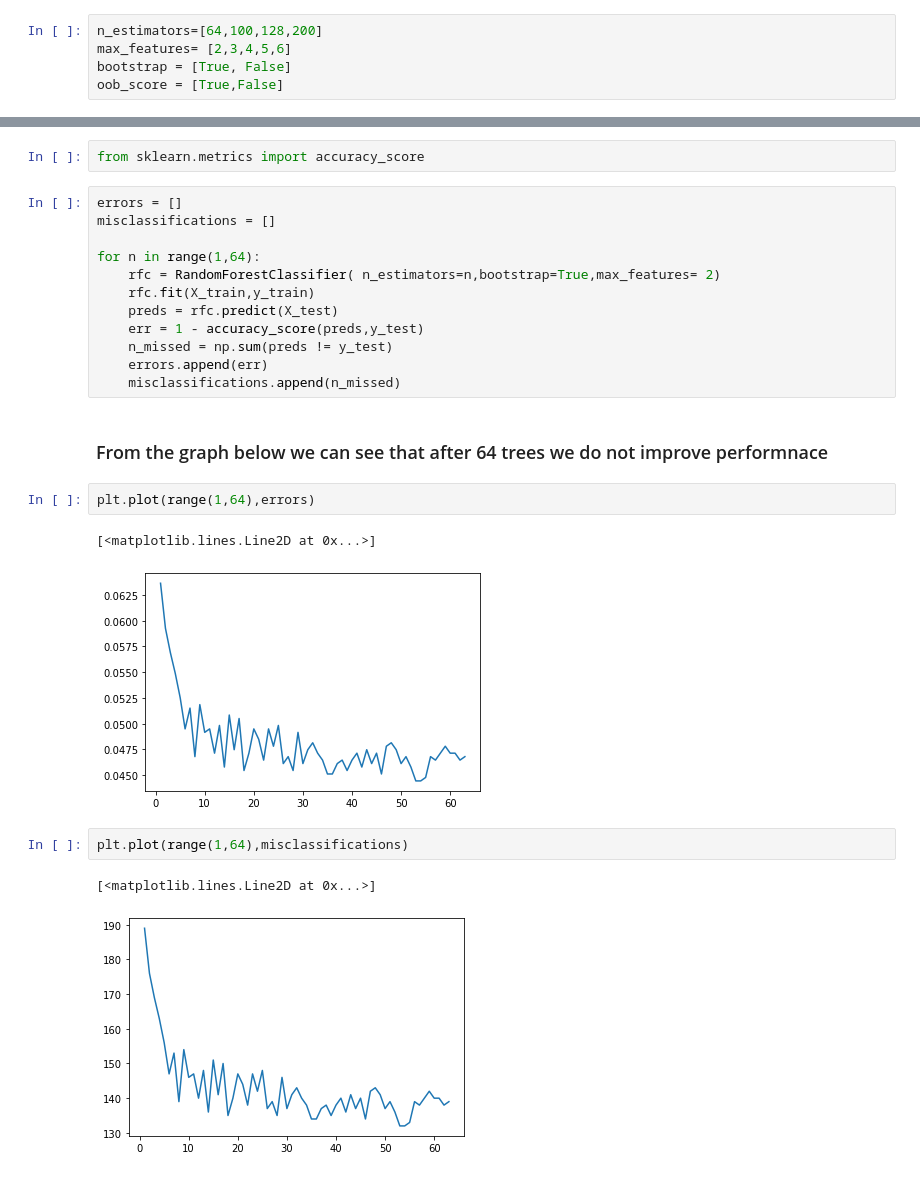
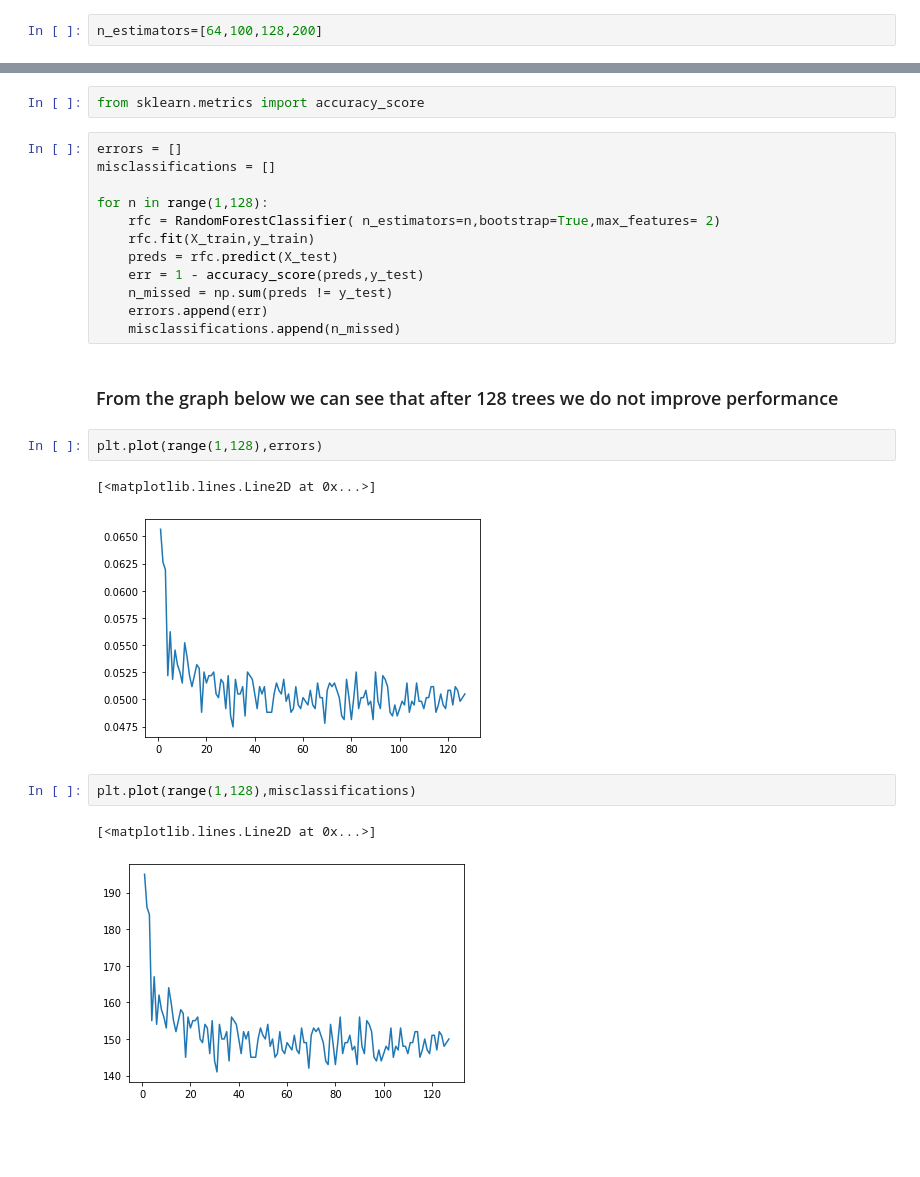
Before and after one commit to CSML1000-Winter2021-GroupA/dinesafe-analysis, a Jupyter notebook: Bank_data/Assignment#1 - Random Forest.ipynb, the cells around one changed output, grey strips where cells are left out. Drawn from its saved outputs; the diff is of its cells as text; blank space fills up the shorter version.

```diff
--- a/Bank_data/Assignment#1 - Random Forest.ipynb
+++ b/Bank_data/Assignment#1 - Random Forest.ipynb
@@ -263,6 +265,3 @@ X_train, X_test, y_train, y_test = train_test_split(X, y, test_size=0.15, random
 from sklearn.model_selection import GridSearchCV
 # %%
 n_estimators=[64,100,128,200]
-max_features= [2,3,4,5,6]
-bootstrap = [True, False]
-oob_score = [True,False]
@@ -326,7 +313,7 @@ from sklearn.metrics import accuracy_score
 errors = []
 misclassifications = []
 
-for n in range(1,64):
+for n in range(1,128):
     rfc = RandomForestClassifier( n_estimators=n,bootstrap=True,max_features= 2)
     rfc.fit(X_train,y_train)
     preds = rfc.predict(X_test)
@@ -335,14 +322,14 @@ for n in range(1,64):
     errors.append(err)
     misclassifications.append(n_missed)
 # %% [markdown]
-### From the graph below we can see that after 64 trees we do not improve performnace
+### From the graph below we can see that after 128 trees we do not improve performance
 # %%
-plt.plot(range(1,64),errors)
+plt.plot(range(1,128),errors)
 # %% [output]
 [<matplotlib.lines.Line2D at 0x...>]
-[figure, old version]
+[figure, new version]
 # %%
-plt.plot(range(1,64),misclassifications)
+plt.plot(range(1,128),misclassifications)
 # %% [output]
 [<matplotlib.lines.Line2D at 0x...>]
-[figure, old version]
+[figure, new version]
```
Also changed, not shown: parts of 12 cells of this notebook.
